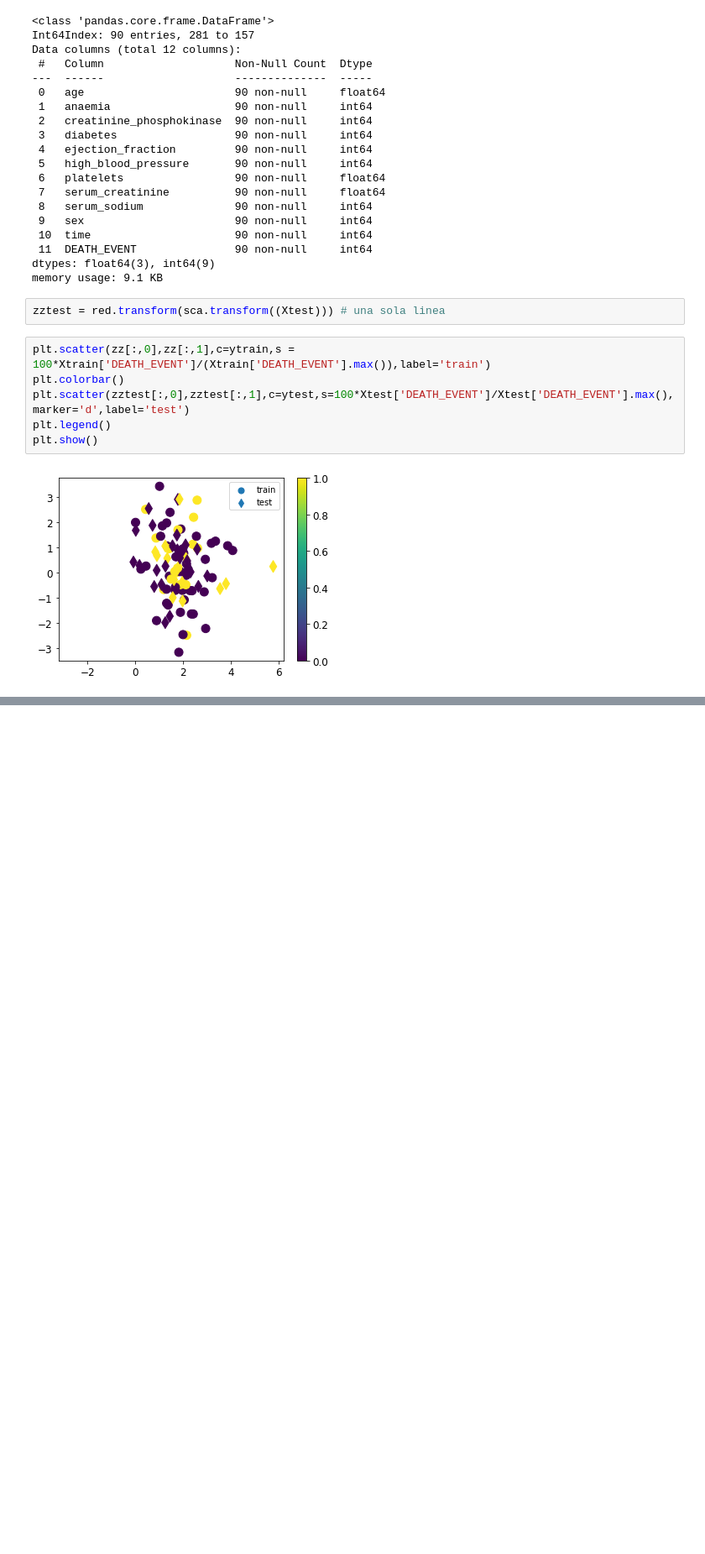
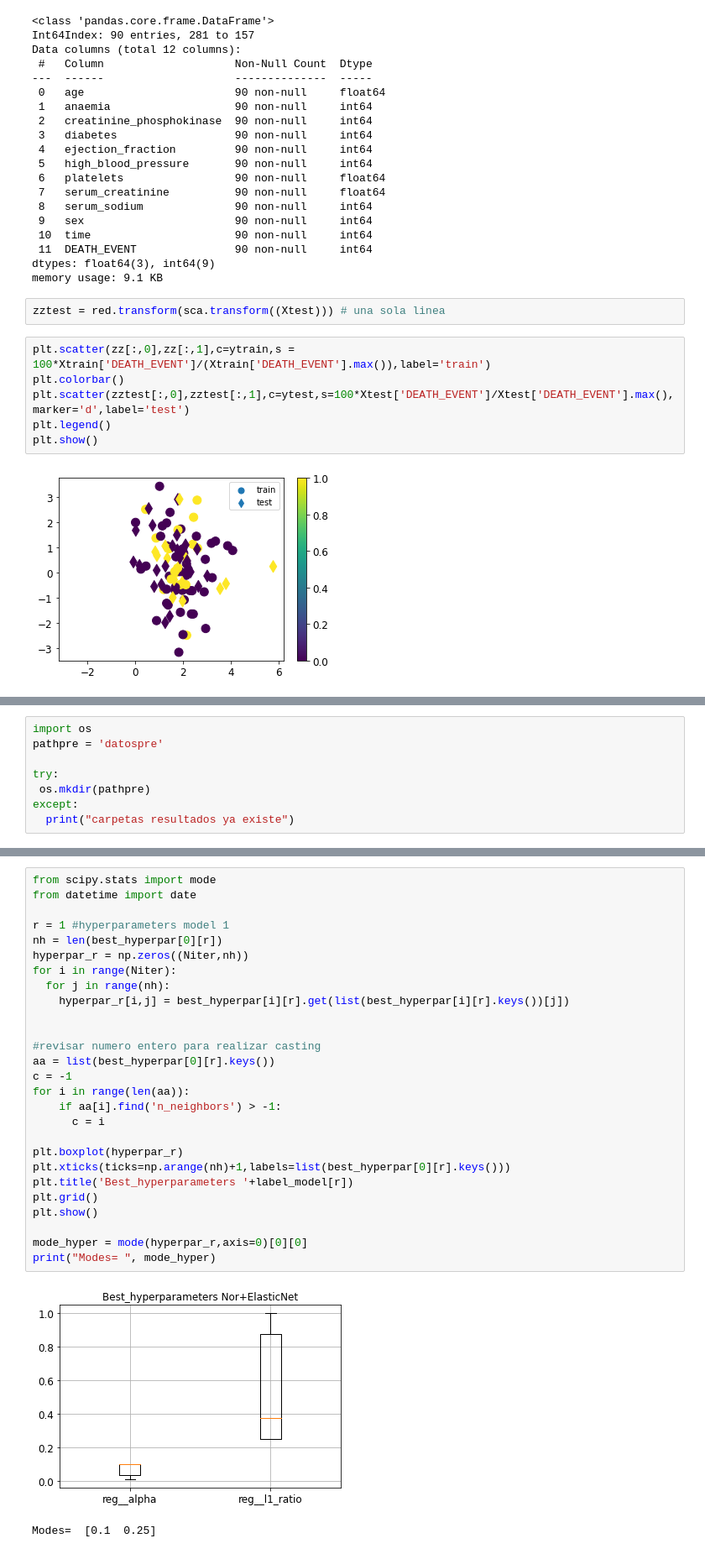
Before and after one commit to fredymendezbustamante/ANALITICA_DE_DATOS, a Jupyter notebook: MELO_Prediccion_de_insuficiencia_cardiaca.ipynb, the cells around one changed output, grey strips where cells are left out. Shown at 84% size. Drawn from its saved outputs; the diff is of its cells as text; blank space fills up the shorter version.

```diff
--- a/MELO_Prediccion_de_insuficiencia_cardiaca.ipynb
+++ b/MELO_Prediccion_de_insuficiencia_cardiaca.ipynb
@@ -411,0 +450,8 @@ plt.show()
+# %%
+import os
+pathpre = 'datospre'
+
+try:
+ os.mkdir(pathpre)
+except:
+  print("carpetas resultados ya existe")
@@ -411,0 +581,30 @@ plt.show()
+# %%
+from scipy.stats import mode
+from datetime import date
+
+r = 1 #hyperparameters model 1
+nh = len(best_hyperpar[0][r])
+hyperpar_r = np.zeros((Niter,nh))
+for i in range(Niter):
+  for j in range(nh):
+    hyperpar_r[i,j] = best_hyperpar[i][r].get(list(best_hyperpar[i][r].keys())[j])
+
+
+#revisar numero entero para realizar casting
+aa = list(best_hyperpar[0][r].keys())
+c = -1
+for i in range(len(aa)):
+    if aa[i].find('n_neighbors') > -1:
+      c = i
+
+plt.boxplot(hyperpar_r)
+plt.xticks(ticks=np.arange(nh)+1,labels=list(best_hyperpar[0][r].keys()))
+plt.title('Best_hyperparameters '+label_model[r])
+plt.grid()
+plt.show()
+
+mode_hyper = mode(hyperpar_r,axis=0)[0][0]
+print("Modes= ", mode_hyper)
+# %% [output]
+[figure, added]
+Modes=  [0.1  0.25]
```
Also changed, not shown: parts of 14 cells of this notebook.
